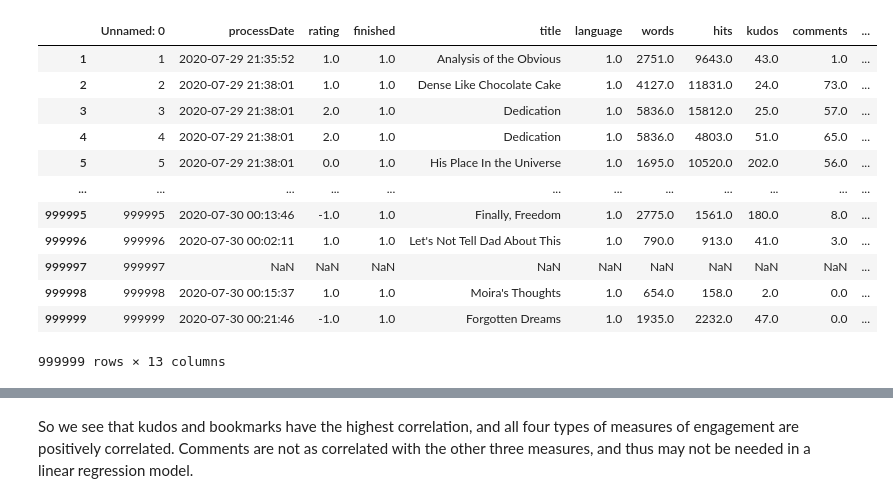
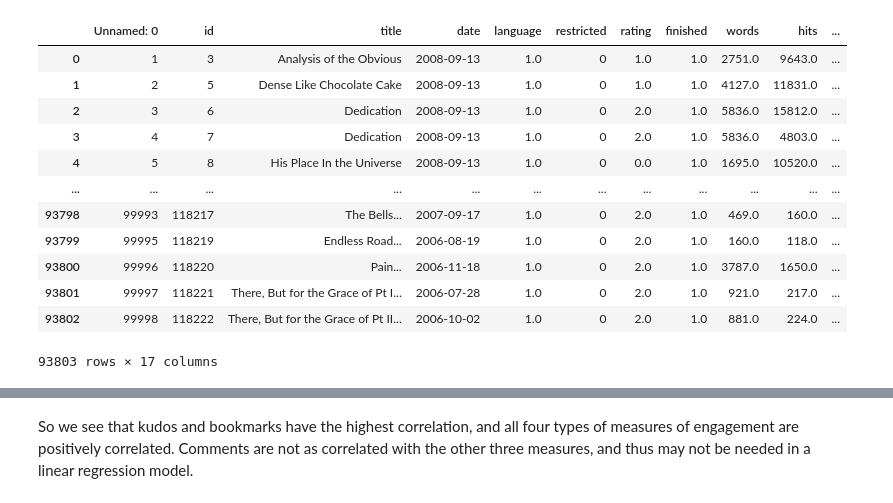
Before and after one commit to bekwashburn/COMP5360_Final_Project, a Jupyter notebook: COMP5360_data_CodeCat/Project analysis code.ipynb, the cells around one changed output, grey strips where cells are left out. Cells and saved outputs as stored; diff of their text form; code cells hidden in the pictures.

```diff
--- a/COMP5360_data_CodeCat/Project analysis code.ipynb
+++ b/COMP5360_data_CodeCat/Project analysis code.ipynb
@@ -5,23 +5,24 @@ import matplotlib.pyplot as plt
 %matplotlib inline
 plt.style.use('ggplot')
 # %%
+# We start by opening our Sample Data
+
 data = pd.read_csv('reduced_project_info.csv')
-data.drop(index=0, inplace = True)
 data
 # %% [output]
-|  | Unnamed: 0 | processDate | rating | finished | title | language | words | hits | kudos | comments | ... |
-| 1 | 1 | 2020-07-29 21:35:52 | 1.0 | 1.0 | Analysis of the Obvious | 1.0 | 2751.0 | 9643.0 | 43.0 | 1.0 | ... |
-| 2 | 2 | 2020-07-29 21:38:01 | 1.0 | 1.0 | Dense Like Chocolate Cake | 1.0 | 4127.0 | 11831.0 | 24.0 | 73.0 | ... |
-| 3 | 3 | 2020-07-29 21:38:01 | 2.0 | 1.0 | Dedication | 1.0 | 5836.0 | 15812.0 | 25.0 | 57.0 | ... |
-| 4 | 4 | 2020-07-29 21:38:01 | 2.0 | 1.0 | Dedication | 1.0 | 5836.0 | 4803.0 | 51.0 | 65.0 | ... |
-| 5 | 5 | 2020-07-29 21:38:01 | 0.0 | 1.0 | His Place In the Universe | 1.0 | 1695.0 | 10520.0 | 202.0 | 56.0 | ... |
+|  | Unnamed: 0 | id | title | date | language | restricted | rating | finished | words | hits | ... |
+| 0 | 1 | 3 | Analysis of the Obvious | 2008-09-13 | 1.0 | 0 | 1.0 | 1.0 | 2751.0 | 9643.0 | ... |
+| 1 | 2 | 5 | Dense Like Chocolate Cake | 2008-09-13 | 1.0 | 0 | 1.0 | 1.0 | 4127.0 | 11831.0 | ... |
+| 2 | 3 | 6 | Dedication | 2008-09-13 | 1.0 | 0 | 2.0 | 1.0 | 5836.0 | 15812.0 | ... |
+| 3 | 4 | 7 | Dedication | 2008-09-13 | 1.0 | 0 | 2.0 | 1.0 | 5836.0 | 4803.0 | ... |
+| 4 | 5 | 8 | His Place In the Universe | 2008-09-13 | 1.0 | 0 | 0.0 | 1.0 | 1695.0 | 10520.0 | ... |
 | ... | ... | ... | ... | ... | ... | ... | ... | ... | ... | ... | ... |
-| 999995 | 999995 | 2020-07-30 00:13:46 | -1.0 | 1.0 | Finally, Freedom | 1.0 | 2775.0 | 1561.0 | 180.0 | 8.0 | ... |
-| 999996 | 999996 | 2020-07-30 00:02:11 | 1.0 | 1.0 | Let's Not Tell Dad About This | 1.0 | 790.0 | 913.0 | 41.0 | 3.0 | ... |
-| 999997 | 999997 | NaN | NaN | NaN | NaN | NaN | NaN | NaN | NaN | NaN | ... |
-| 999998 | 999998 | 2020-07-30 00:15:37 | 1.0 | 1.0 | Moira's Thoughts | 1.0 | 654.0 | 158.0 | 2.0 | 0.0 | ... |
-| 999999 | 999999 | 2020-07-30 00:21:46 | -1.0 | 1.0 | Forgotten Dreams | 1.0 | 1935.0 | 2232.0 | 47.0 | 0.0 | ... |
+| 93798 | 99993 | 118217 | The Bells... | 2007-09-17 | 1.0 | 0 | 2.0 | 1.0 | 469.0 | 160.0 | ... |
+| 93799 | 99995 | 118219 | Endless Road... | 2006-08-19 | 1.0 | 0 | 2.0 | 1.0 | 160.0 | 118.0 | ... |
+| 93800 | 99996 | 118220 | Pain... | 2006-11-18 | 1.0 | 0 | 2.0 | 1.0 | 3787.0 | 1650.0 | ... |
+| 93801 | 99997 | 118221 | There, But for the Grace of Pt I... | 2006-07-28 | 1.0 | 0 | 2.0 | 1.0 | 921.0 | 217.0 | ... |
+| 93802 | 99998 | 118222 | There, But for the Grace of Pt II... | 2006-10-02 | 1.0 | 0 | 2.0 | 1.0 | 881.0 | 224.0 | ... |
-999999 rows × 13 columns
+93803 rows × 17 columns
 # %%
 # Task 1 - Analyzing the Correlation Between Different Measures of Popularity
 
```
Also changed, not shown: parts of 1 cell of this notebook.
